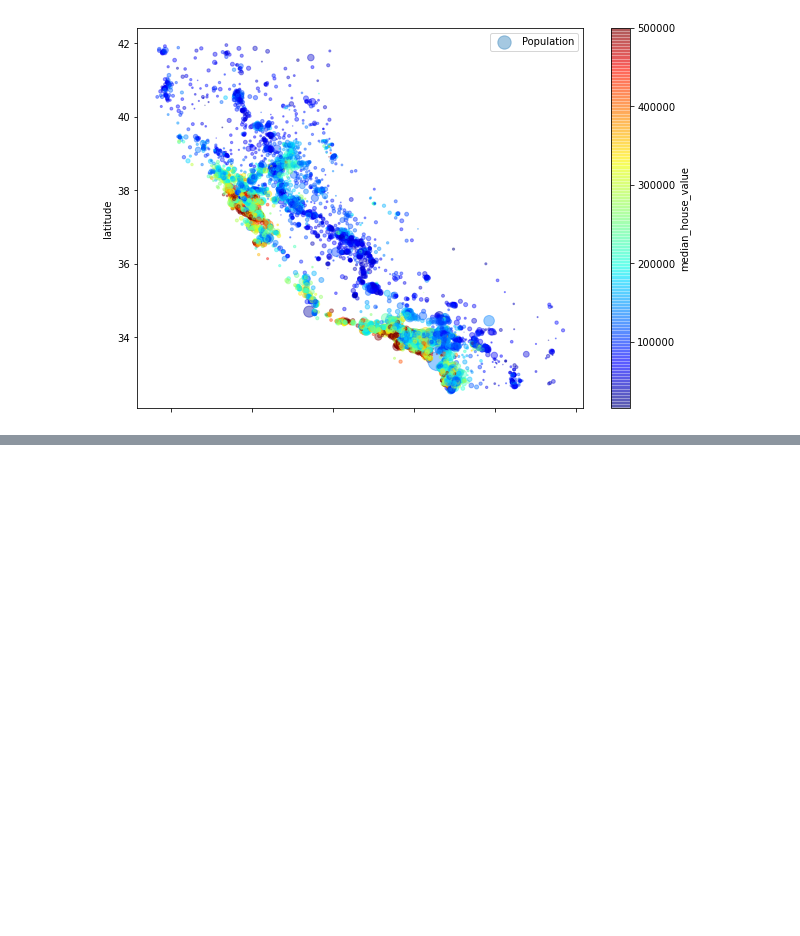
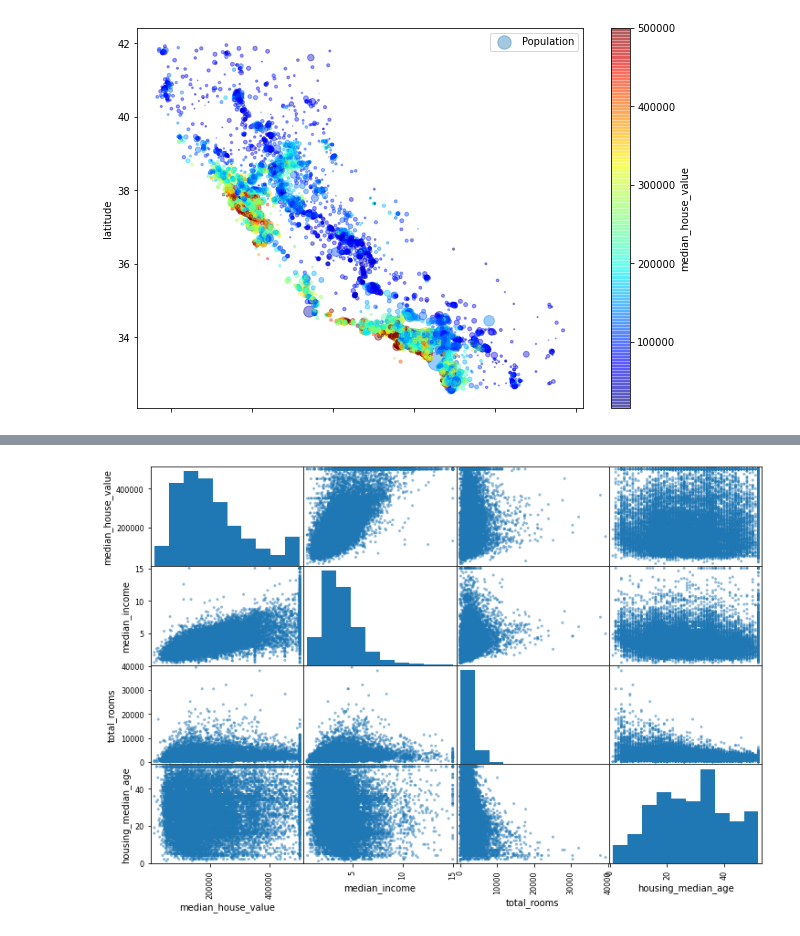
Before and after one commit to wloszynski/hands-on-machine-learning-with-scikit-learn-keras-and-tensorflow, a Jupyter notebook: end_to_end_machine_learning_project.ipynb, the cells around one changed output, grey strips where cells are left out. Saved outputs shown, nothing was run; the diff lists cells and outputs as text; code cells hidden in the pictures; blank space fills up the shorter version.

```diff
--- a/end_to_end_machine_learning_project.ipynb
+++ b/end_to_end_machine_learning_project.ipynb
@@ -168,0 +184,8 @@ plt.legend()
+# %%
+from pandas.plotting import scatter_matrix
+
+atributes = ["median_house_value", "median_income", "total_rooms", "housing_median_age"]
+
+scatter_matrix(housing[atributes], figsize=(12, 8));
+# %% [output]
+[figure, added]
```
Also changed, not shown: parts of 15 cells of this notebook.
